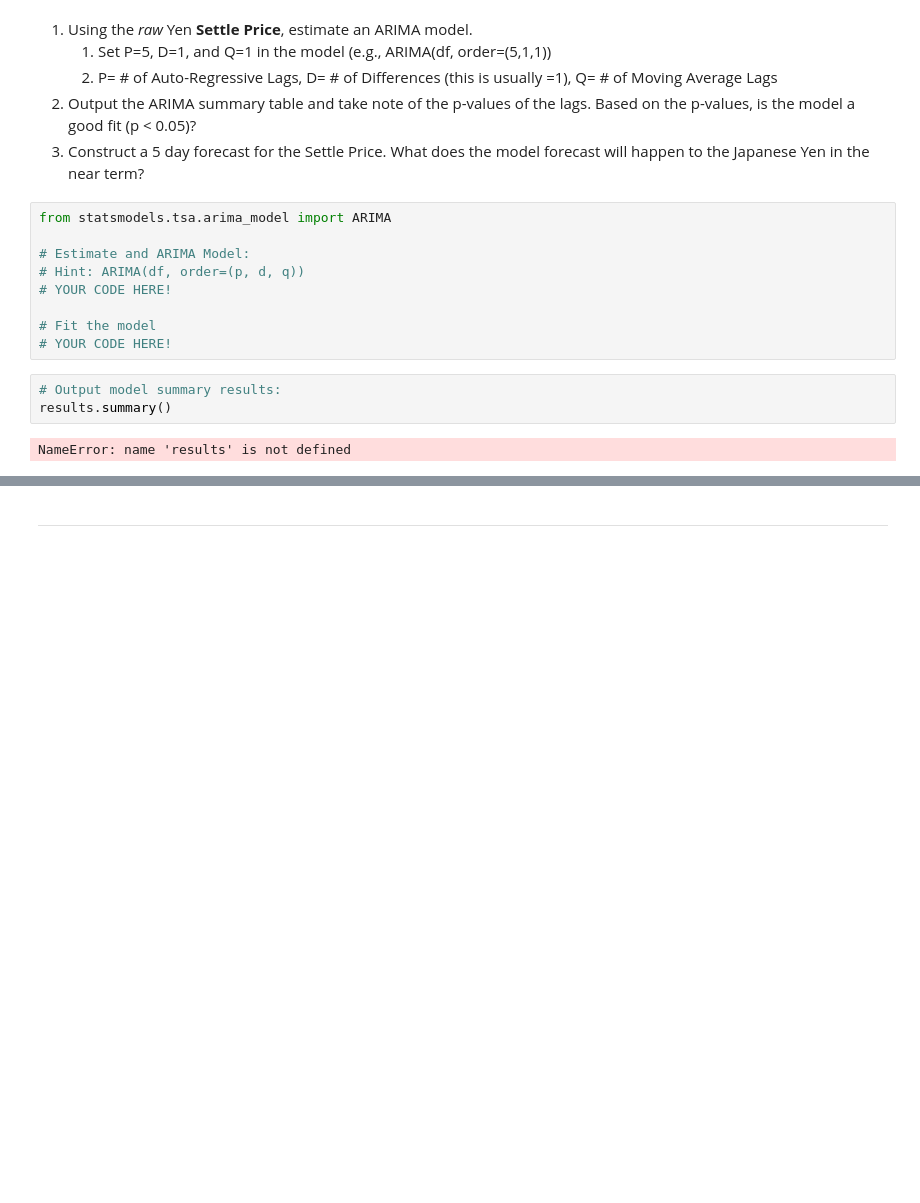
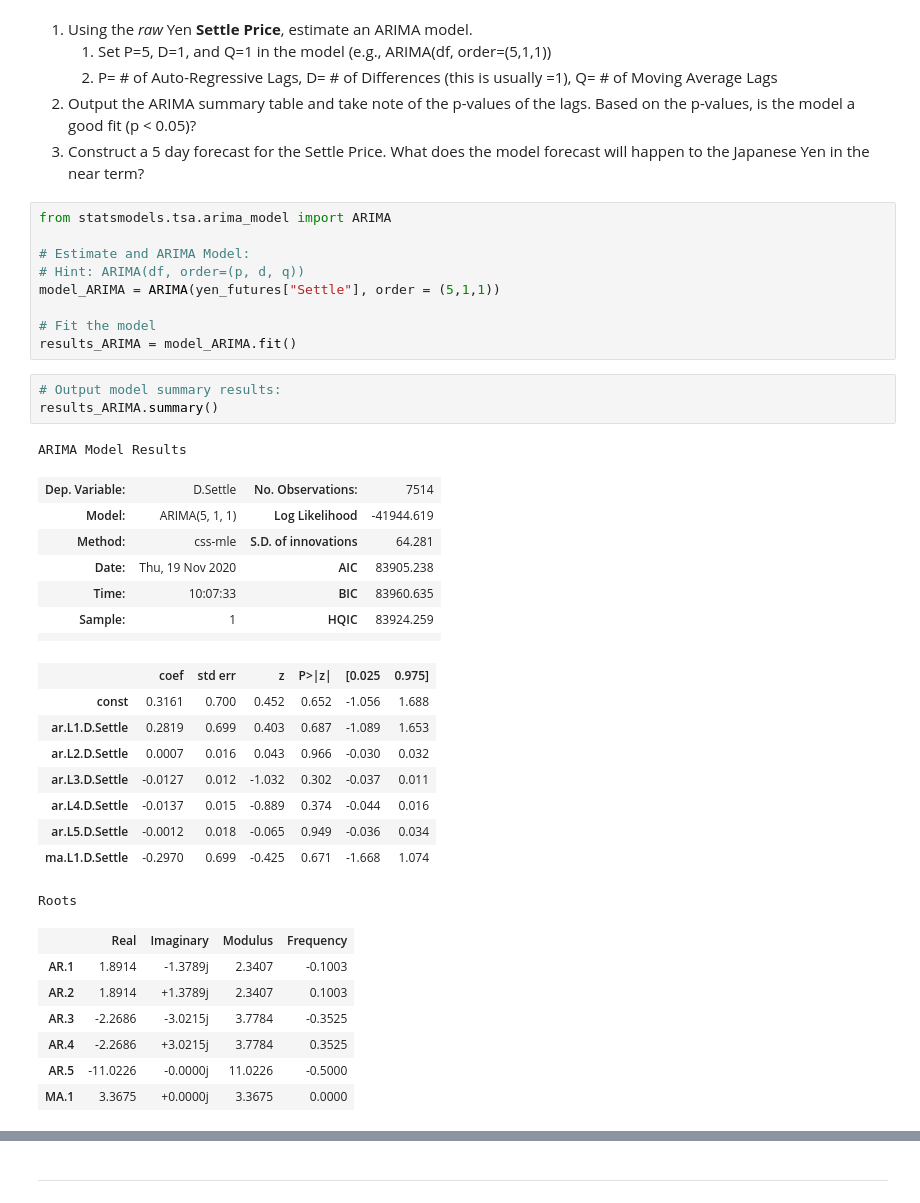
Before and after one commit to ameghani10/A_Yen_For_The_Future, a Jupyter notebook: time_series_analysis.ipynb, the cells around one changed output, grey strips where cells are left out. Drawn from its saved outputs; the diff is of its cells as text; blank space fills up the shorter version.

```diff
--- a/time_series_analysis.ipynb
+++ b/time_series_analysis.ipynb
@@ -192,14 +212,37 @@ from statsmodels.tsa.arima_model import ARIMA
 
 # Estimate and ARIMA Model:
 # Hint: ARIMA(df, order=(p, d, q))
-# YOUR CODE HERE!
+model_ARIMA = ARIMA(yen_futures["Settle"], order = (5,1,1))
 
 # Fit the model
-# YOUR CODE HERE!
+results_ARIMA = model_ARIMA.fit()
 # %%
 # Output model summary results:
-results.summary()
+results_ARIMA.summary()
 # %% [output]
-NameError: name 'results' is not defined
+ARIMA Model Results
+| Dep. Variable: | D.Settle | No. Observations: | 7514 |
+| Model: | ARIMA(5, 1, 1) | Log Likelihood | -41944.619 |
+| Method: | css-mle | S.D. of innovations | 64.281 |
+| Date: | Thu, 19 Nov 2020 | AIC | 83905.238 |
+| Time: | 10:07:33 | BIC | 83960.635 |
+| Sample: | 1 | HQIC | 83924.259 |
+|  |  |  |  |
+|  | coef | std err | z | P>|z| | [0.025 | 0.975] |
+| const | 0.3161 | 0.700 | 0.452 | 0.652 | -1.056 | 1.688 |
+| ar.L1.D.Settle | 0.2819 | 0.699 | 0.403 | 0.687 | -1.089 | 1.653 |
+| ar.L2.D.Settle | 0.0007 | 0.016 | 0.043 | 0.966 | -0.030 | 0.032 |
+| ar.L3.D.Settle | -0.0127 | 0.012 | -1.032 | 0.302 | -0.037 | 0.011 |
+| ar.L4.D.Settle | -0.0137 | 0.015 | -0.889 | 0.374 | -0.044 | 0.016 |
+| ar.L5.D.Settle | -0.0012 | 0.018 | -0.065 | 0.949 | -0.036 | 0.034 |
+| ma.L1.D.Settle | -0.2970 | 0.699 | -0.425 | 0.671 | -1.668 | 1.074 |
+Roots
+|  | Real | Imaginary | Modulus | Frequency |
+| AR.1 | 1.8914 | -1.3789j | 2.3407 | -0.1003 |
+| AR.2 | 1.8914 | +1.3789j | 2.3407 | 0.1003 |
+| AR.3 | -2.2686 | -3.0215j | 3.7784 | -0.3525 |
+| AR.4 | -2.2686 | +3.0215j | 3.7784 | 0.3525 |
+| AR.5 | -11.0226 | -0.0000j | 11.0226 | -0.5000 |
+| MA.1 | 3.3675 | +0.0000j | 3.3675 | 0.0000 |
 # %%
 # Plot the 5 Day Price Forecast
```
Also changed, not shown: parts of 15 cells of this notebook.
